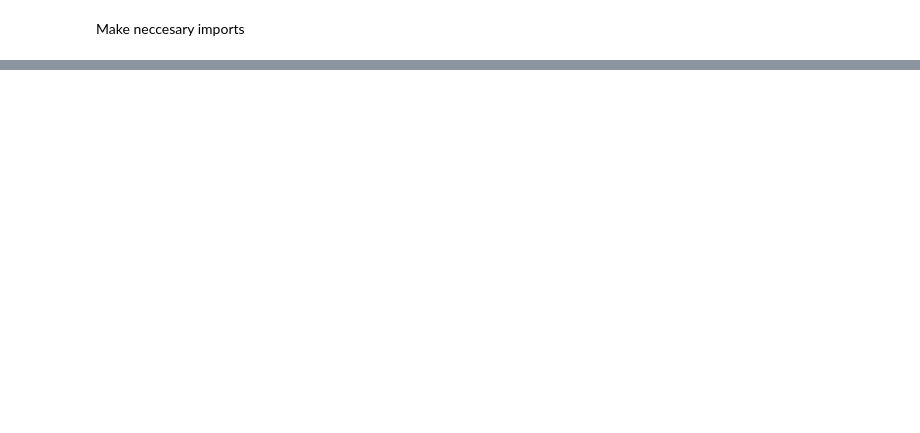
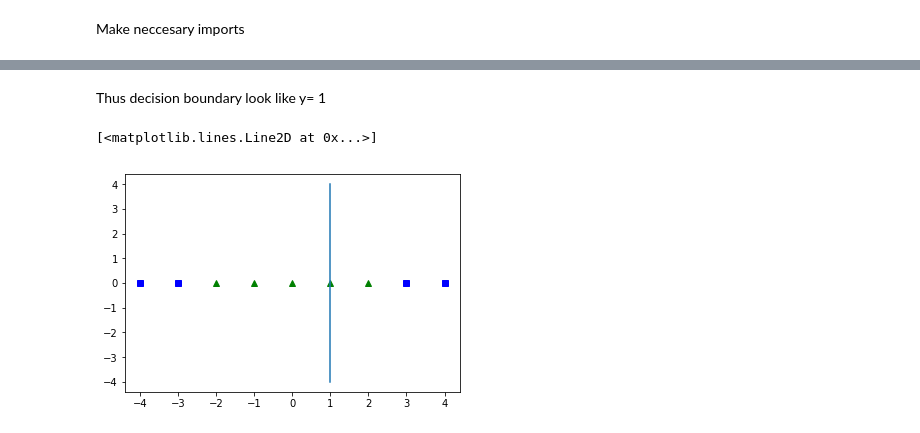
Before and after one commit to satyammishraml/DataMiningBook, a Jupyter notebook: Machine Learning Algorithms/Support Vector Machines.ipynb, the cells around one changed output, grey strips where cells are left out. Saved outputs shown, nothing was run; the diff lists cells and outputs as text; code cells hidden in the pictures; blank space fills up the shorter version.

```diff
--- a/Machine Learning Algorithms/Support Vector Machines.ipynb
+++ b/Machine Learning Algorithms/Support Vector Machines.ipynb
@@ -93,0 +31,11 @@ plt.show()
+# %% [markdown]
+Thus decision boundary look like y= 1
+# %%
+X1D = np.linspace(-4, 4, 9)
+y = np.array([0, 0, 1, 1, 1, 1, 1, 0, 0])
+plt.plot(X1D[y==0], np.zeros(4), "bs")
+plt.plot(X1D[y==1], np.zeros(5), "g^")
+plt.plot(np.ones(X1D.shape), X1D )
+# %% [output]
+[<matplotlib.lines.Line2D at 0x...>]
+[figure, added]
```
Also changed, not shown: parts of 69 cells of this notebook, 9 other files.
